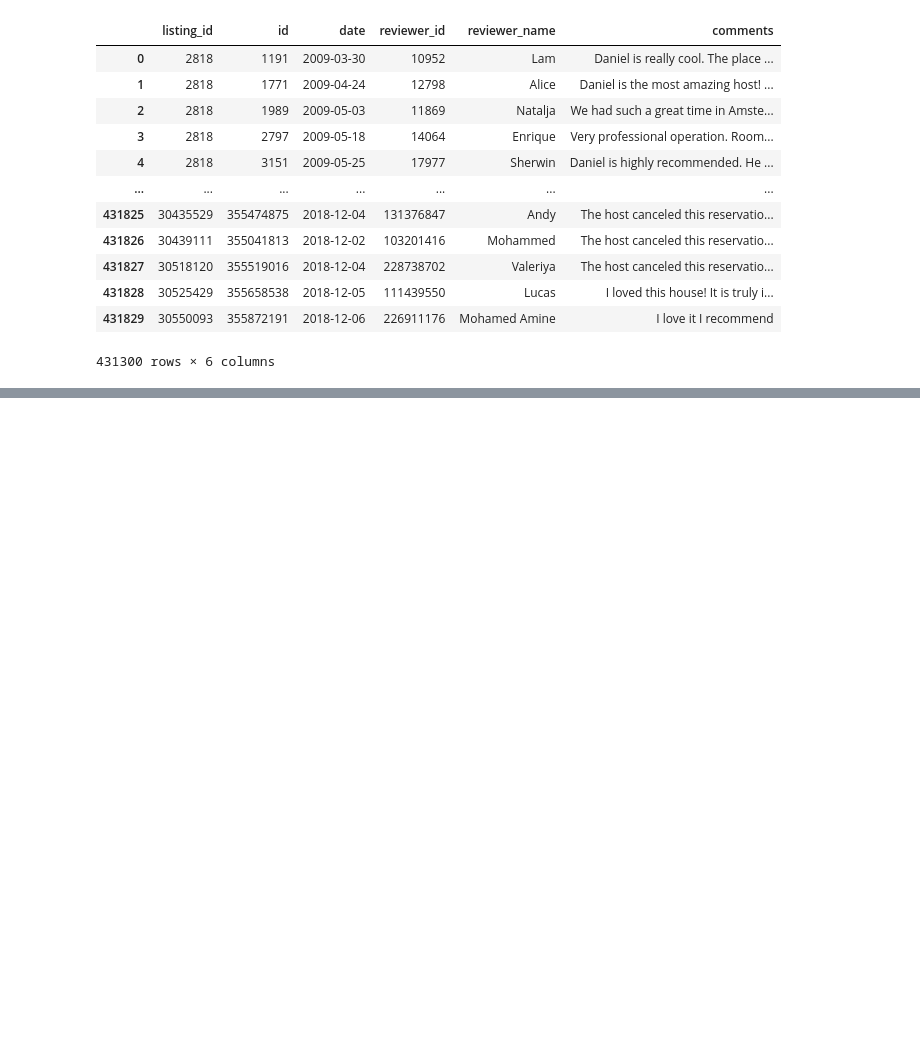
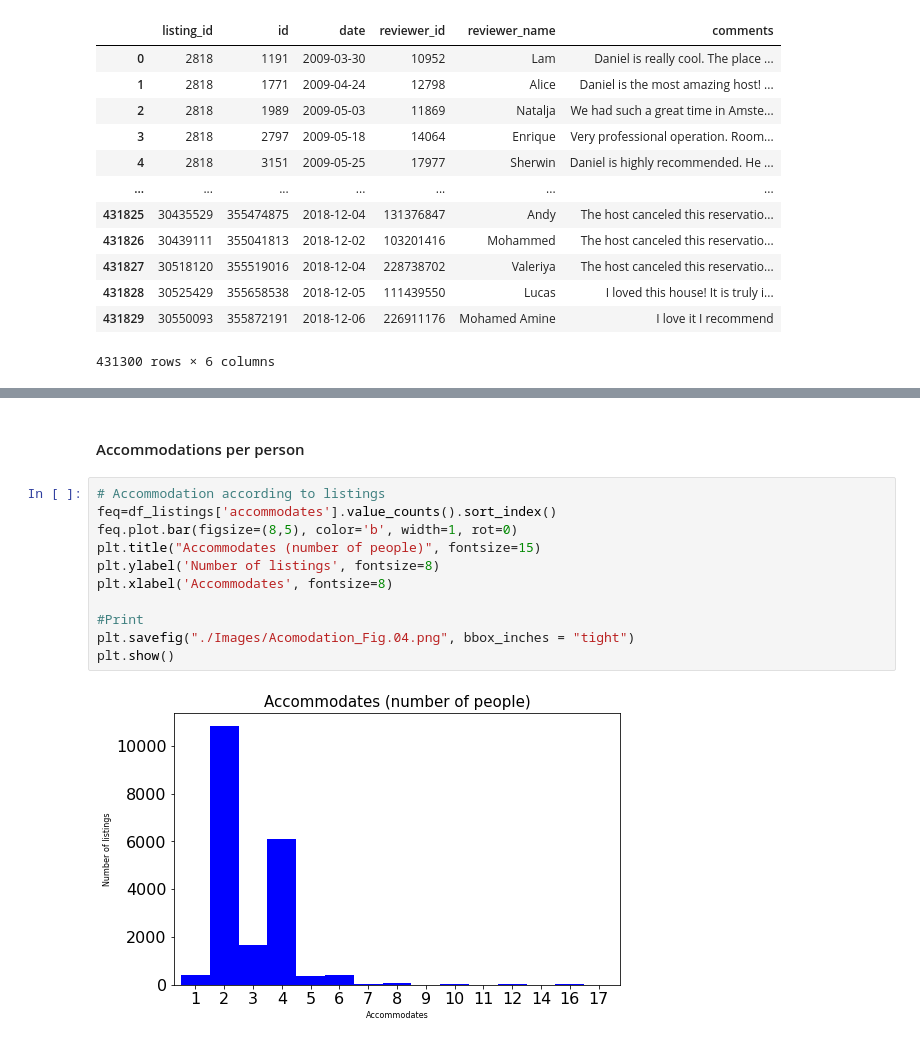
Before and after one commit to memeguerrini/project_two, a Jupyter notebook: Airbnb_Amsterdam.ipynb, the cells around one changed output, grey strips where cells are left out. Cells and saved outputs as stored; diff of their text form; blank space fills up the shorter version.

```diff
--- a/Airbnb_Amsterdam.ipynb
+++ b/Airbnb_Amsterdam.ipynb
@@ -130 +255,16 @@ plt.tight_layout()
+# %% [markdown]
+#### Accommodations per person
+# %%
+# Accommodation according to listings
+feq=df_listings['accommodates'].value_counts().sort_index()
+feq.plot.bar(figsize=(8,5), color='b', width=1, rot=0)
+plt.title("Accommodates (number of people)", fontsize=15)
+plt.ylabel('Number of listings', fontsize=8)
+plt.xlabel('Accommodates', fontsize=8)
+
+#Print
+plt.savefig("./Images/Acomodation_Fig.04.png", bbox_inches = "tight")
+plt.show()
+# %% [output]
+[figure, added]
 # %% [markdown]
```
Also changed, not shown: parts of 36 cells of this notebook.
